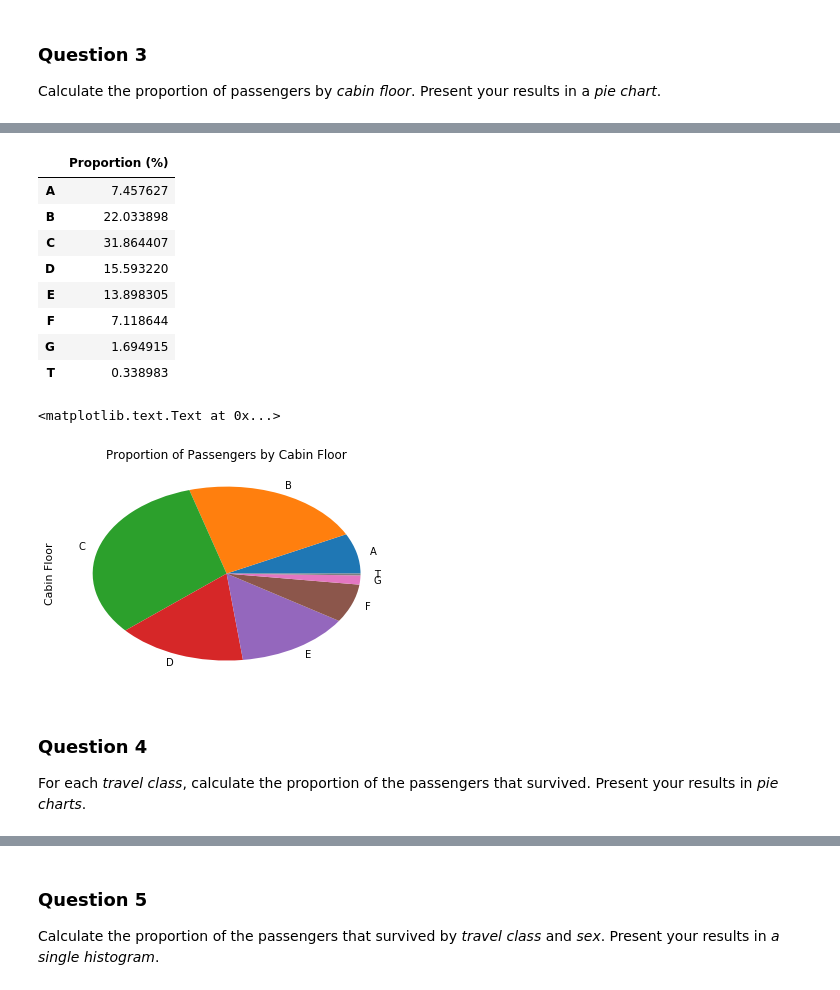
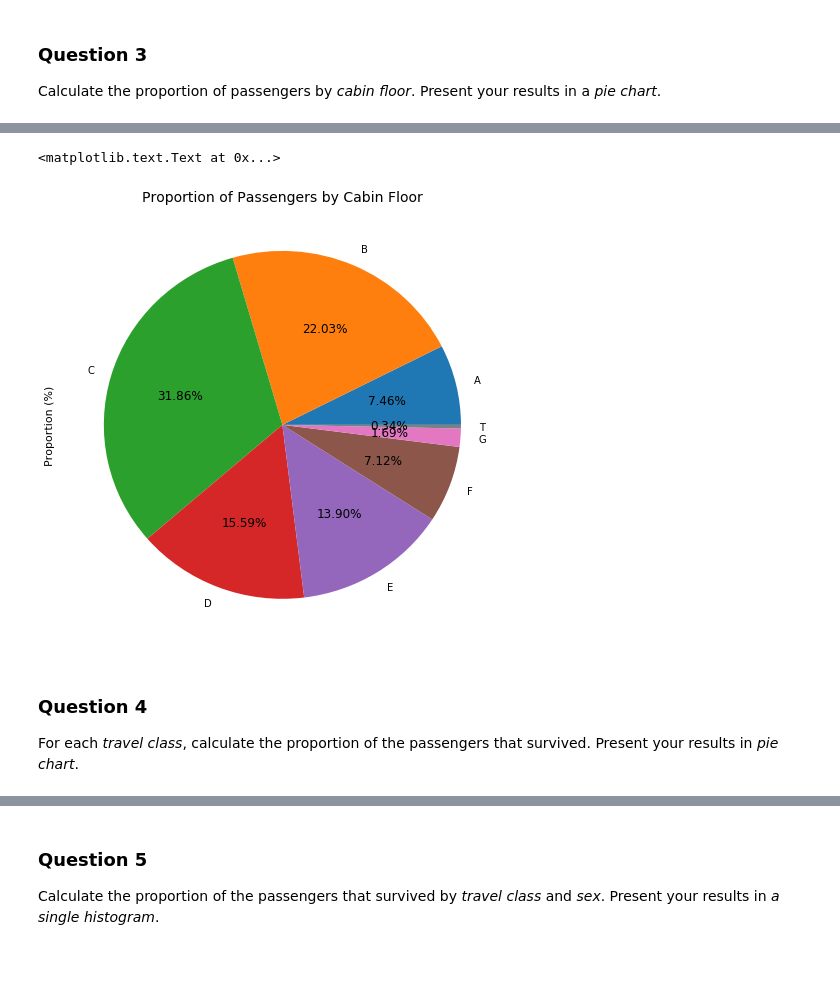
Before and after one commit to xiangzhemeng/EPFL-Applied-Data-Analysis-2017, a Jupyter notebook: Homework 1 by ST.ipynb, the cells around one changed output, grey strips where cells are left out. Cells and saved outputs as stored; diff of their text form; code cells hidden in the pictures; blank space fills up the shorter version.

```diff
--- a/Homework 1 by ST.ipynb
+++ b/Homework 1 by ST.ipynb
@@ -259,33 +269,19 @@ Calculate the proportion of passengers by *cabin floor*. Present your results in
 # %%
 # drop NaN value
 deck = titanic['cabin'].dropna()
 levels = []
 for level in deck:
     levels.append(level[0]) # take the 1st letter in 'cabin' as the floor
 cabin = pd.DataFrame(levels)
 cabin.columns = ['Cabin']
 # calculate the proportion by percentage
 cabin_count = pd.DataFrame(cabin['Cabin'].value_counts(normalize=True) * 100)
 cabin_count.columns = ['Proportion (%)']
-cabin_count.sort_index()
+cabin_count.sort_index().plot(kind='pie',autopct='%.2f%%',subplots=True,figsize=(8,8),legend=False)
+plt.title("Proportion of Passengers by Cabin Floor", fontsize=14)
 # %% [output]
-|  | Proportion (%) |
-| A | 7.457627 |
-| B | 22.033898 |
-| C | 31.864407 |
-| D | 15.593220 |
-| E | 13.898305 |
-| F | 7.118644 |
-| G | 1.694915 |
-| T | 0.338983 |
+<matplotlib.text.Text at 0x...>
+[figure, added]
-# %%
-# plot the proportion
-cabin.groupby(['Cabin']).size().plot(kind='pie')
-plt.title("Proportion of Passengers by Cabin Floor")
-plt.ylabel('Cabin Floor')
-# %% [output]
-<matplotlib.text.Text at 0x...>
-[figure, removed]
 # %% [markdown]
 ### Question 4
-For each *travel class*, calculate the proportion of the passengers that survived. Present your results in *pie charts*.
+For each *travel class*, calculate the proportion of the passengers that survived. Present your results in *pie chart*.
```
Also changed, not shown: parts of 69 cells of this notebook.
